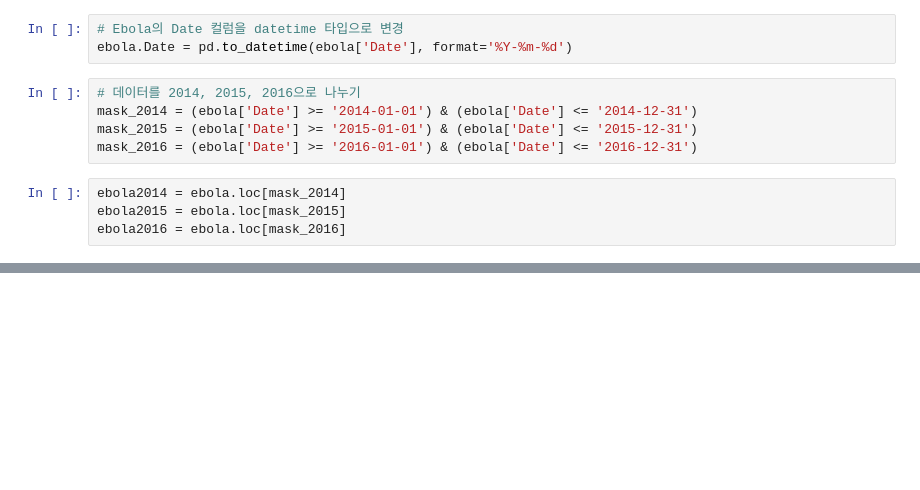
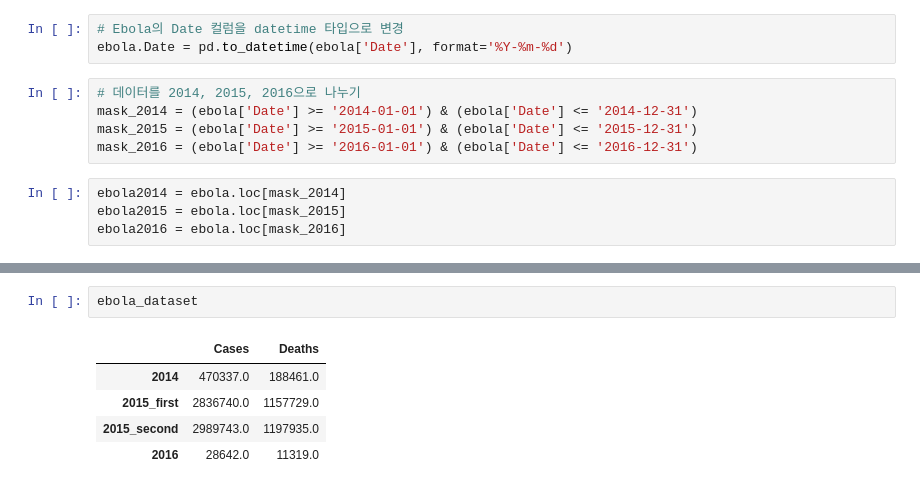
Before and after one commit to luckycontrol/BigData-Final-Project, a Jupyter notebook: ebola_an.ipynb, the cells around one changed output, grey strips where cells are left out. Cells and saved outputs as stored; diff of their text form; blank space fills up the shorter version.

```diff
--- a/ebola_an.ipynb
+++ b/ebola_an.ipynb
@@ -50,0 +60,8 @@ ebola2016_second = ebola2016.loc[mask_2016_second]
+# %%
+ebola_dataset
+# %% [output]
+|  | Cases | Deaths |
+| 2014 | 470337.0 | 188461.0 |
+| 2015_first | 2836740.0 | 1157729.0 |
+| 2015_second | 2989743.0 | 1197935.0 |
+| 2016 | 28642.0 | 11319.0 |
```
Also changed, not shown: parts of 7 cells of this notebook.
